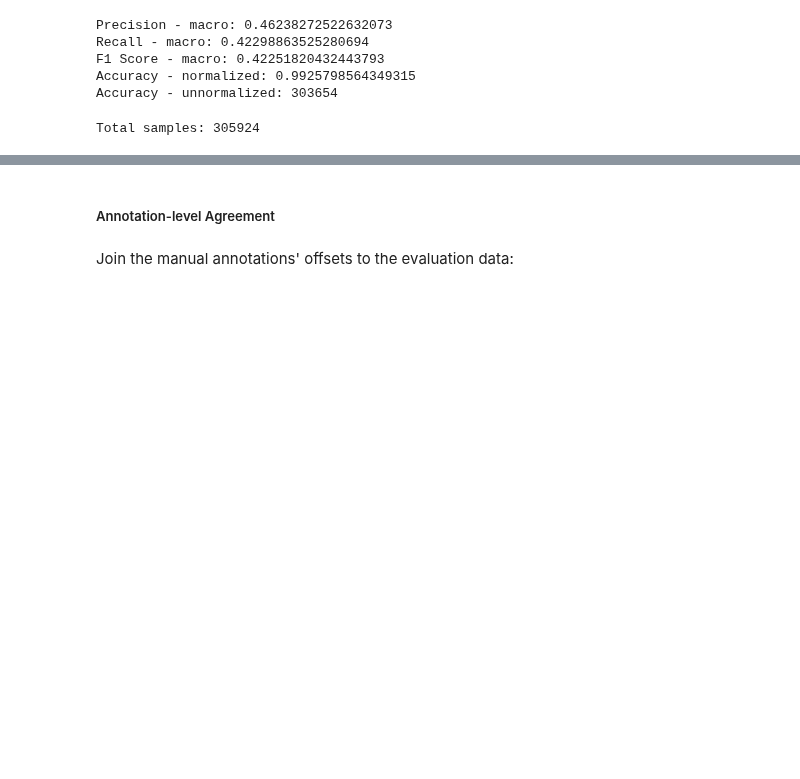
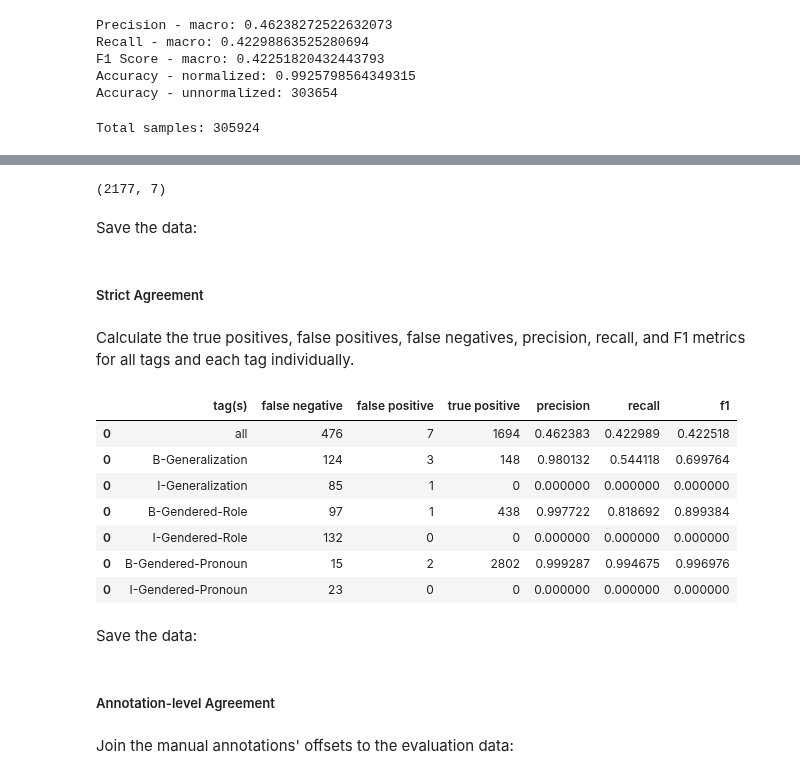
Before and after one commit to thegoose20/gender-bias, a Jupyter notebook: token_classification/Experiment1_Model1.ipynb, the cells around one changed output, grey strips where cells are left out. Cells and saved outputs as stored; diff of their text form; code cells hidden in the pictures; blank space fills up the shorter version.

```diff
--- a/token_classification/Experiment1_Model1.ipynb
+++ b/token_classification/Experiment1_Model1.ipynb
@@ -166,3 +161,7 @@ Accuracy - unnormalized: 303654
 print("Total samples:", X_dev.shape[0])
 # %% [output]
 Total samples: 305924
+# %%
+pred_df = utils.makePredictionDF(predictions, dev_data, "tag", "predicted_tag", "O", mlb)
+assert pred_df.loc[pred_df.predicted_tag.isna()].shape[0] == 0, "Any NaN values should be replaced with 'O'"
+pred_df.head()
@@ -168,0 +234,6 @@ Total samples: 305924
+# %%
+eval_df.shape
+# %% [output]
+(2177, 7)
+# %% [markdown]
+Save the data:
@@ -168,0 +242,21 @@ Total samples: 305924
+# %% [markdown]
+##### Strict Agreement
+# %% [markdown]
+Calculate the true positives, false positives, false negatives, precision, recall, and F1 metrics for all tags and each tag individually.
+# %%
+agmt_stats = utils.getAgreementStatsForAllTags(eval_df, "_merge", "token_id", "tag(s)", y_dev, predictions)
+for label_tag in ling_label_subset:
+    label_agmt_stats = utils.getScoresByTags(eval_df, "_merge", [label_tag])
+    agmt_stats = pd.concat([agmt_stats, label_agmt_stats])
+agmt_stats
+# %% [output]
+|  | tag(s) | false negative | false positive | true positive | precision | recall | f1 |
+| 0 | all | 476 | 7 | 1694 | 0.462383 | 0.422989 | 0.422518 |
+| 0 | B-Generalization | 124 | 3 | 148 | 0.980132 | 0.544118 | 0.699764 |
+| 0 | I-Generalization | 85 | 1 | 0 | 0.000000 | 0.000000 | 0.000000 |
+| 0 | B-Gendered-Role | 97 | 1 | 438 | 0.997722 | 0.818692 | 0.899384 |
+| 0 | I-Gendered-Role | 132 | 0 | 0 | 0.000000 | 0.000000 | 0.000000 |
+| 0 | B-Gendered-Pronoun | 15 | 2 | 2802 | 0.999287 | 0.994675 | 0.996976 |
+| 0 | I-Gendered-Pronoun | 23 | 0 | 0 | 0.000000 | 0.000000 | 0.000000 |
+# %% [markdown]
+Save the data:
```
Also changed, not shown: parts of 36 cells of this notebook, 3 other files.
